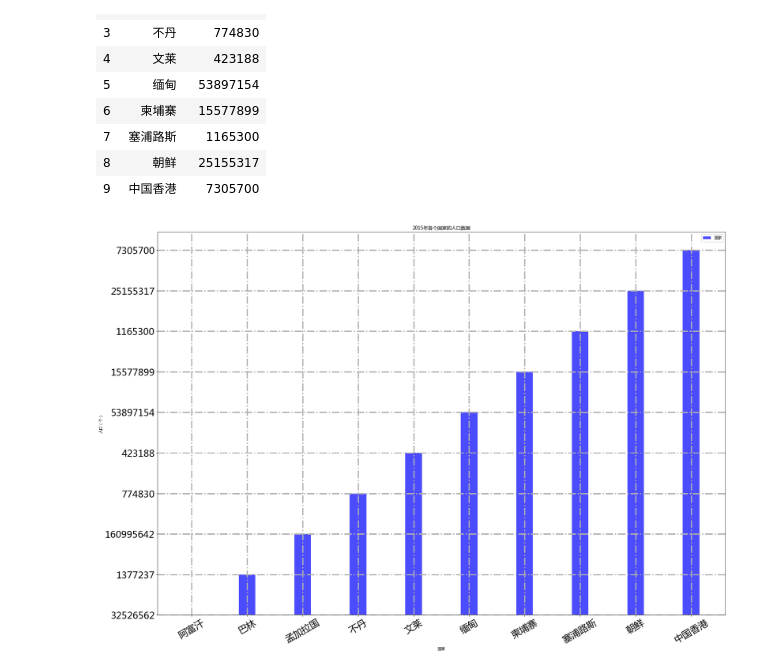
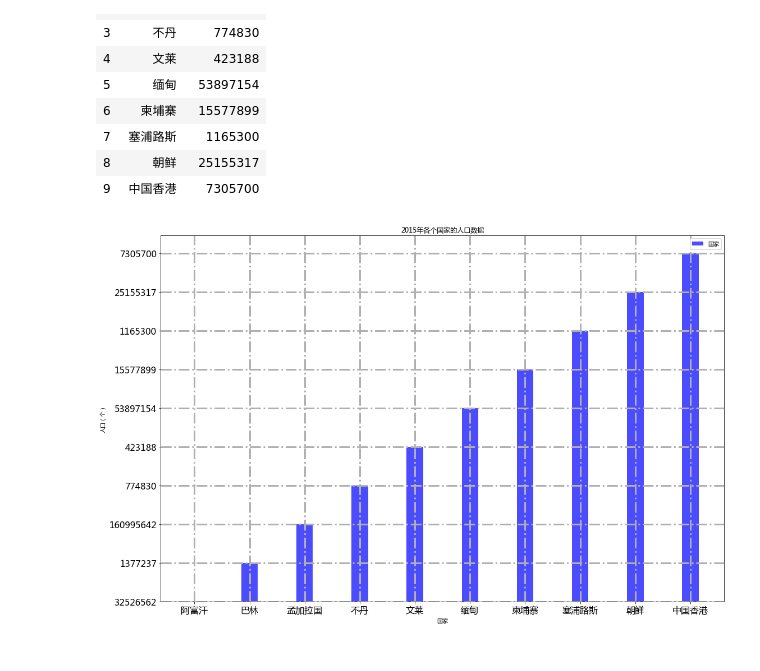
Before and after one commit to millerice/DataAnalysisCase, a Jupyter notebook: PrimaryCase/亚洲人口数据分析.ipynb, the cells around one changed output. Drawn from its saved outputs; the diff is of its cells as text; code cells hidden in the pictures.

```diff
--- a/PrimaryCase/亚洲人口数据分析.ipynb
+++ b/PrimaryCase/亚洲人口数据分析.ipynb
@@ -94,25 +94,25 @@ country_data
 # %%
 # bar宽度
 bar_width = 0.3
 # 设置画布大小
-plt.figure(figsize=(26, 18))
+plt.figure(figsize=(18, 12))
 # 每一个bar占0.3宽度
 plt.bar(country_data["country"].values, country_data['num'].values, width=bar_width, alpha=0.7, label='国家', color='b')
 # 显示图例
-plt.legend(loc=0)
+plt.legend(loc=1)
 
 # 刻度字体大小
-plt.tick_params(labelsize=24)
+plt.tick_params(labelsize=16)
 # 设置x轴刻度标签
-plt.xticks([ ix for ix in country_data["country"].values], rotation=30)
+# plt.xticks([ ix for ix in country_data["country"].values], rotation=16)
 # 设置标题
 plt.title('2015年各个国家的人口数据')
 plt.xlabel('国家')
 plt.ylabel('人口（个）')
 
 # 显示网格
 plt.grid(True, linestyle = "-.", linewidth = "3")
 
 plt.show()
 # %% [output]
-[figure, old version]
+[figure, new version]
```
Also changed, not shown: 3 other files.
